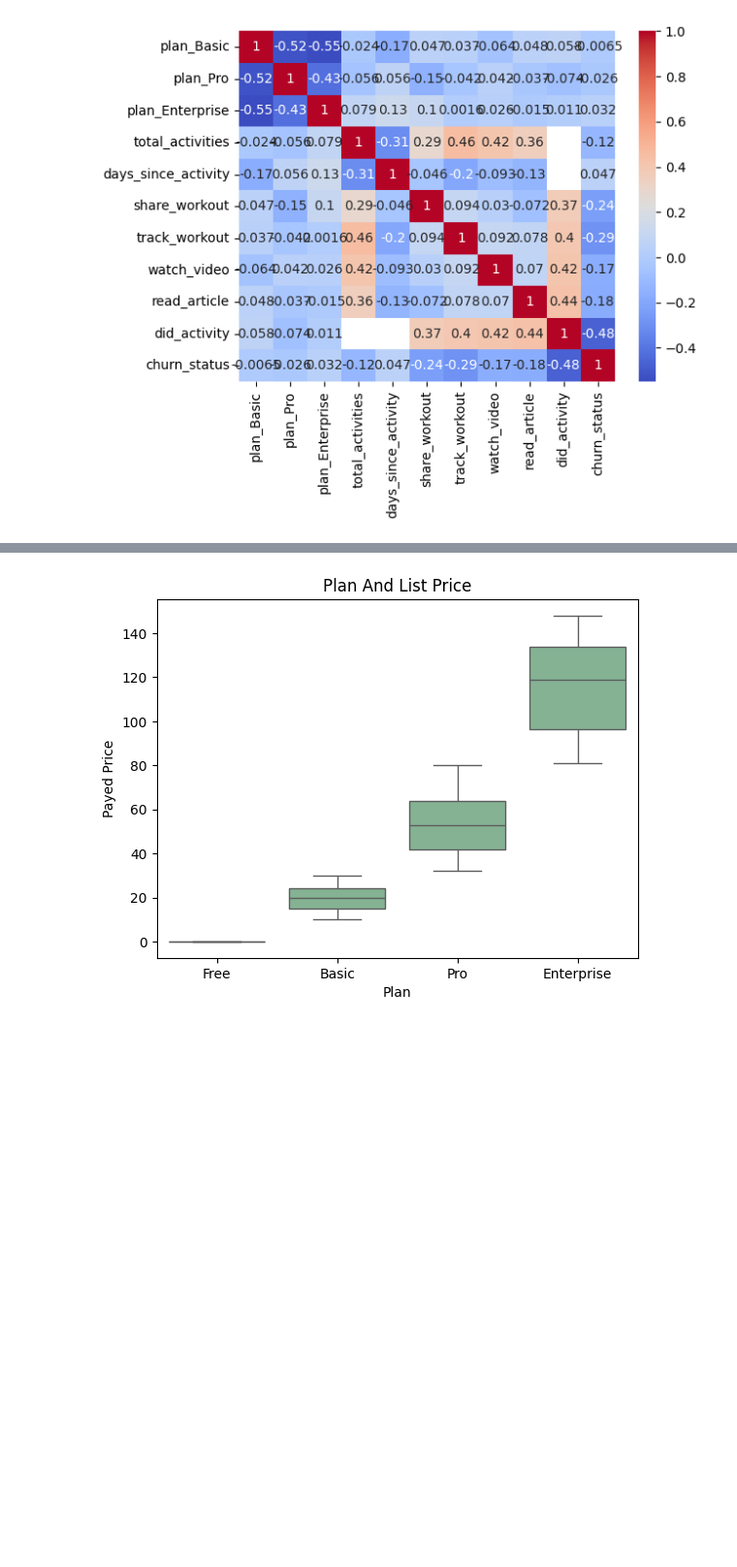
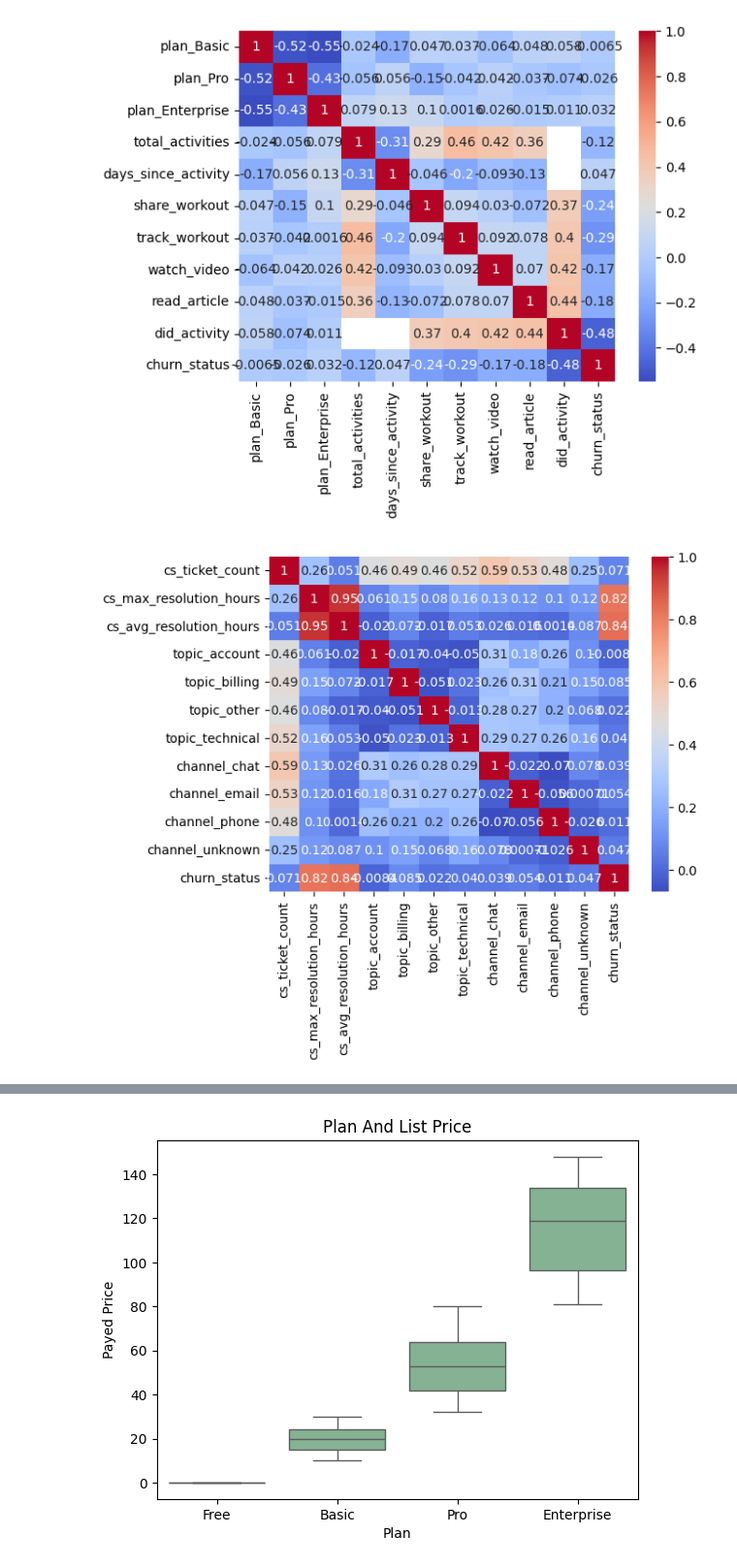
Before and after one commit to creesmithers/churn_fitly, a Jupyter notebook: Churn Analysis.ipynb, the cells around one changed output, grey strips where cells are left out. Shown at 97% size. Drawn from its saved outputs; the diff is of its cells as text; code cells hidden in the pictures; blank space fills up the shorter version.

```diff
--- a/Churn Analysis.ipynb
+++ b/Churn Analysis.ipynb
@@ -500,8 +478,9 @@ See the caveats in the documentation: https://pandas.pydata.org/pandas-docs/stab
 [figure]
 # %%
 # correlation and heatmap
-#cs_corr = paying_cs[['plan', 'cs_ticket_count','cs_max_resolution_hours', 'cs_avg_resolution_hours', 'topic_account', 'topic_billing', 'topic_other', 'topic_technical',
-       #'channel_chat', 'channel_email', 'channel_phone', 'channel_unknown', 'churn_status']].corr()
-#sns.heatmap(cs_corr, annot = True, cmap = 'coolwarm')
-#plt.show()
+cs_corr = paying_cs[['cs_ticket_count','cs_max_resolution_hours', 'cs_avg_resolution_hours', 'topic_account', 'topic_billing', 'topic_other', 'topic_technical', 'channel_chat', 'channel_email', 'channel_phone', 'channel_unknown', 'churn_status']].corr()
+sns.heatmap(cs_corr, annot = True, cmap = 'coolwarm')
+plt.show()
+# %% [output]
+[figure, added]
 # %%
```
Also changed, not shown: parts of 7 cells of this notebook, 3 other files.
